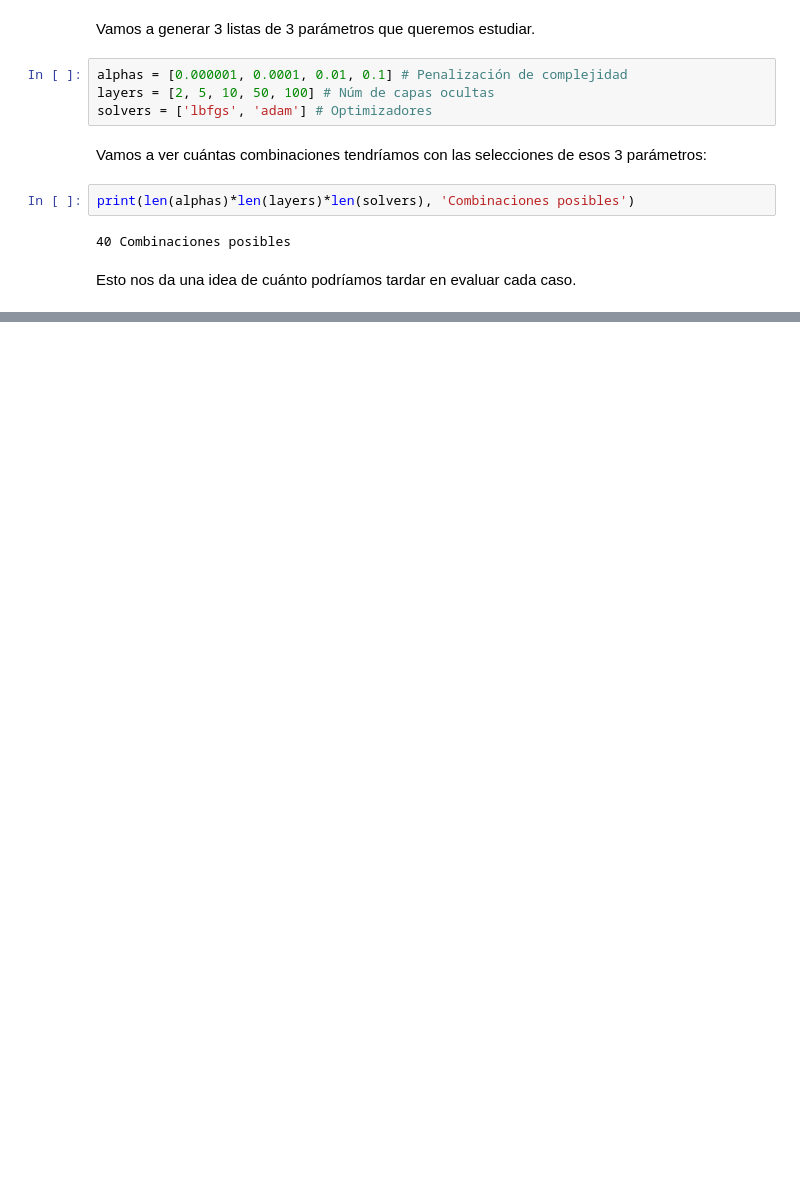
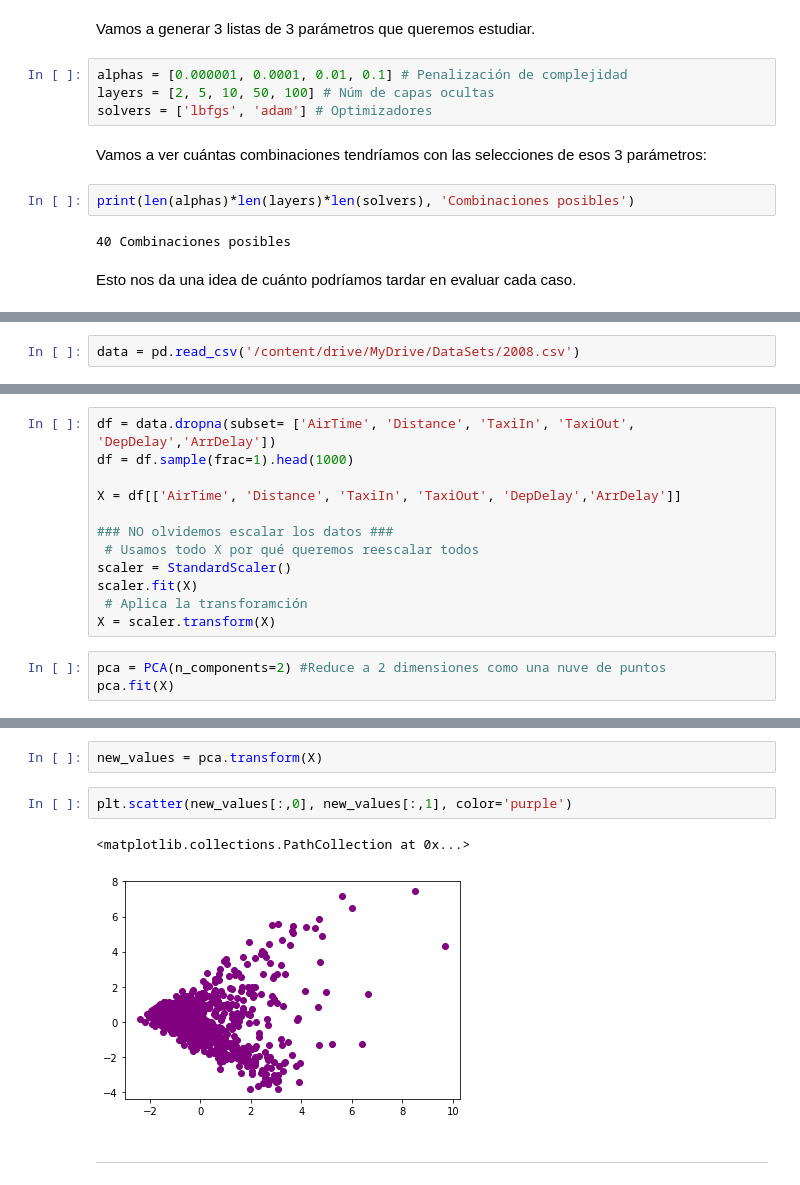
Before and after one commit to abdielgv162/Data-Science-Machine-Learning-Notes, a Jupyter notebook: Python_para_Data_Science_Adv/Python_para_Data_Scientist_Avanzado.ipynb, the cells around one changed output, grey strips where cells are left out. Cells and saved outputs as stored; diff of their text form; blank space fills up the shorter version.

```diff
--- a/Python_para_Data_Science_Adv/Python_para_Data_Scientist_Avanzado.ipynb
+++ b/Python_para_Data_Science_Adv/Python_para_Data_Scientist_Avanzado.ipynb
@@ -641,0 +781,2 @@ Esto nos da una idea de cuánto podríamos tardar en evaluar cada caso.
+# %%
+data = pd.read_csv('/content/drive/MyDrive/DataSets/2008.csv')
@@ -641,0 +789,15 @@ Esto nos da una idea de cuánto podríamos tardar en evaluar cada caso.
+# %%
+df = data.dropna(subset= ['AirTime', 'Distance', 'TaxiIn', 'TaxiOut', 'DepDelay','ArrDelay'])
+df = df.sample(frac=1).head(1000)
+
+X = df[['AirTime', 'Distance', 'TaxiIn', 'TaxiOut', 'DepDelay','ArrDelay']]
+
+### NO olvidemos escalar los datos ###
+ # Usamos todo X por qué queremos reescalar todos
+scaler = StandardScaler()
+scaler.fit(X)
+ # Aplica la transforamción
+X = scaler.transform(X)
+# %%
+pca = PCA(n_components=2) #Reduce a 2 dimensiones como una nuve de puntos
+pca.fit(X)
@@ -641,0 +829,9 @@ Esto nos da una idea de cuánto podríamos tardar en evaluar cada caso.
+# %%
+new_values = pca.transform(X)
+# %%
+plt.scatter(new_values[:,0], new_values[:,1], color='purple')
+# %% [output]
+<matplotlib.collections.PathCollection at 0x...>
+[figure, added]
+# %% [markdown]
+---
```
Also changed, not shown: parts of 29 cells of this notebook.
